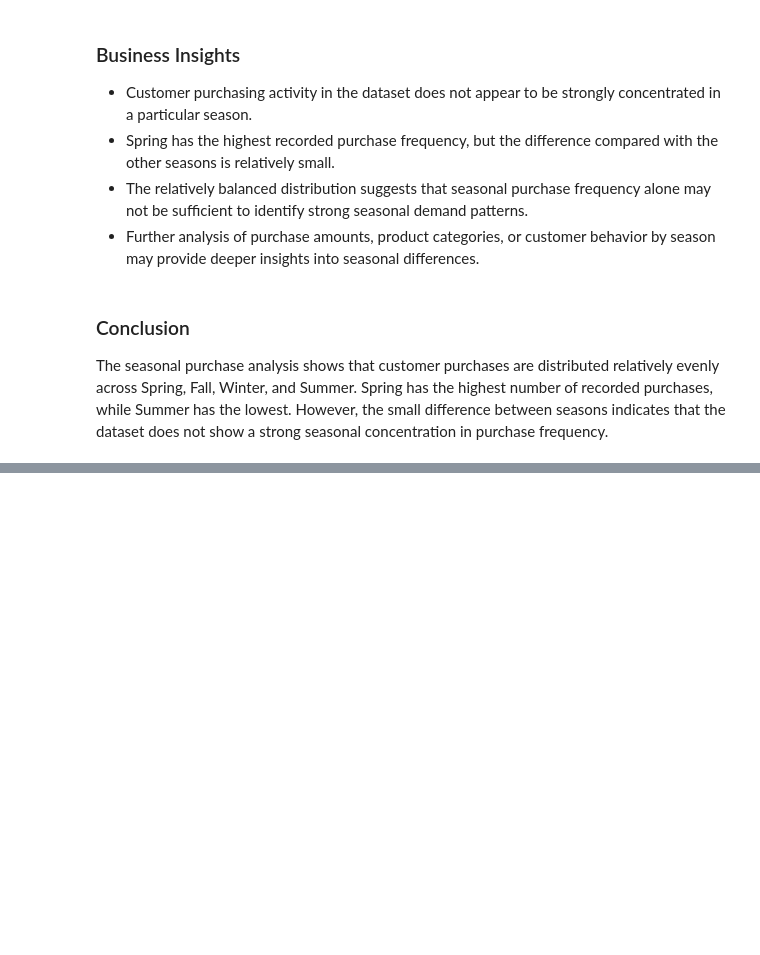
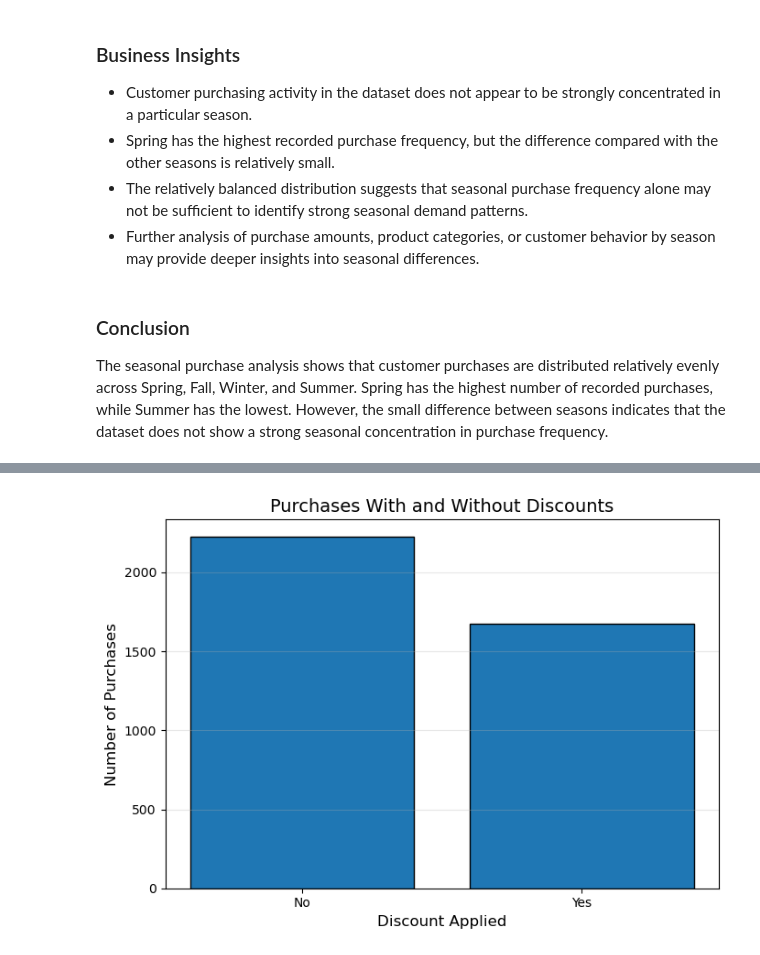
Before and after one commit to kalaranjani-a/customer-shopping-behavior-analysis, a Jupyter notebook: notebooks/customer_shopping_analysis.ipynb, the cells around one changed output, grey strips where cells are left out. Saved outputs shown, nothing was run; the diff lists cells and outputs as text; code cells hidden in the pictures; blank space fills up the shorter version.

```diff
--- a/notebooks/customer_shopping_analysis.ipynb
+++ b/notebooks/customer_shopping_analysis.ipynb
@@ -1272,0 +1642,4 @@ The seasonal purchase analysis shows that customer purchases are distributed rel
+# %%
+discount_counts = df["Discount Applied"].value_counts()
+
+discount_counts
@@ -1272,0 +1683,28 @@ The seasonal purchase analysis shows that customer purchases are distributed rel
+# %%
+discount_counts_sorted = discount_counts.sort_values(ascending=False)
+
+plt.figure(figsize=(7, 5))
+
+plt.bar(
+    discount_counts_sorted.index,
+    discount_counts_sorted.values,
+    edgecolor="black"
+)
+
+plt.title("Purchases With and Without Discounts", fontsize=14)
+plt.xlabel("Discount Applied", fontsize=12)
+plt.ylabel("Number of Purchases", fontsize=12)
+
+plt.grid(axis="y", alpha=0.3)
+
+plt.tight_layout()
+
+plt.savefig(
+    "../images/discount_applied_distribution.png",
+    dpi=300,
+    bbox_inches="tight"
+)
+
+plt.show()
+# %% [output]
+[figure, added]
```
Also changed, not shown: parts of 46 cells of this notebook, 6 other files.
